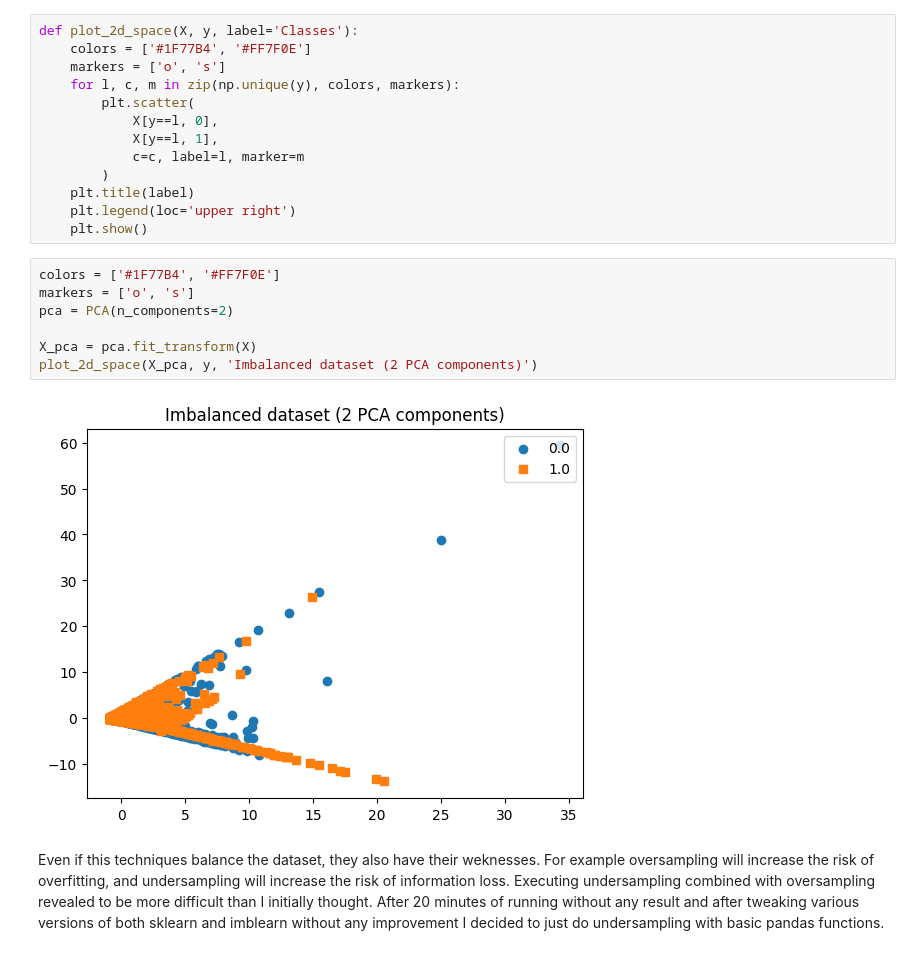
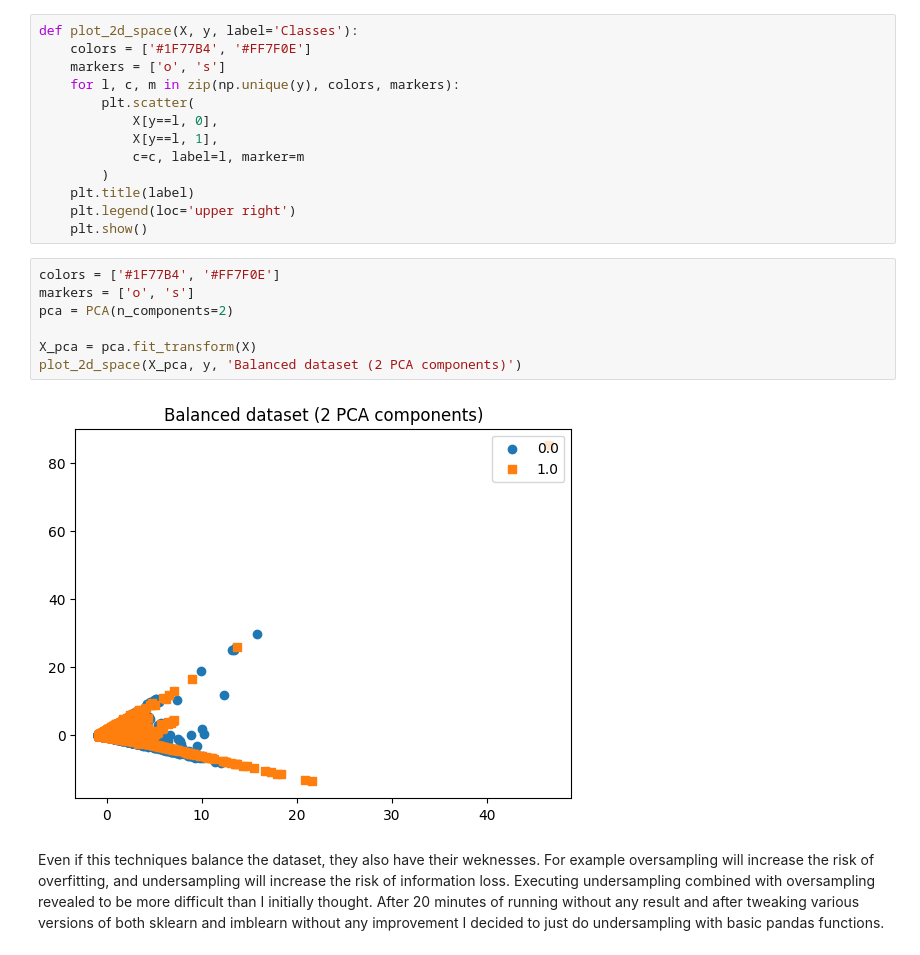
Before and after one commit to mangelini/fraud-detection-ml, a Jupyter notebook: project.ipynb, the cells around one changed output. Saved outputs shown, nothing was run; the diff lists cells and outputs as text.

Commit message:
ADD images

```diff
--- a/project.ipynb
+++ b/project.ipynb
@@ -331,12 +333,12 @@ def plot_2d_space(X, y, label='Classes'):
 # %%
 colors = ['#1F77B4', '#FF7F0E']
 markers = ['o', 's']
 pca = PCA(n_components=2)
 
 X_pca = pca.fit_transform(X)
-plot_2d_space(X_pca, y, 'Imbalanced dataset (2 PCA components)')
+plot_2d_space(X_pca, y, 'Balanced dataset (2 PCA components)')
 # %% [output]
-[figure, old version]
+[figure, new version]
 # %% [markdown]
 Even if this techniques balance the dataset, they also have their weknesses. For example oversampling will increase the risk of overfitting, and undersampling will increase the risk of information loss.
 Executing undersampling combined with oversampling revealed to be more difficult than I initially thought. After 20 minutes of running without any result and after tweaking various versions of both sklearn and imblearn without any improvement I decided to just do undersampling with basic pandas functions.
```
Also changed, not shown: parts of 9 cells of this notebook, 10 other files.
